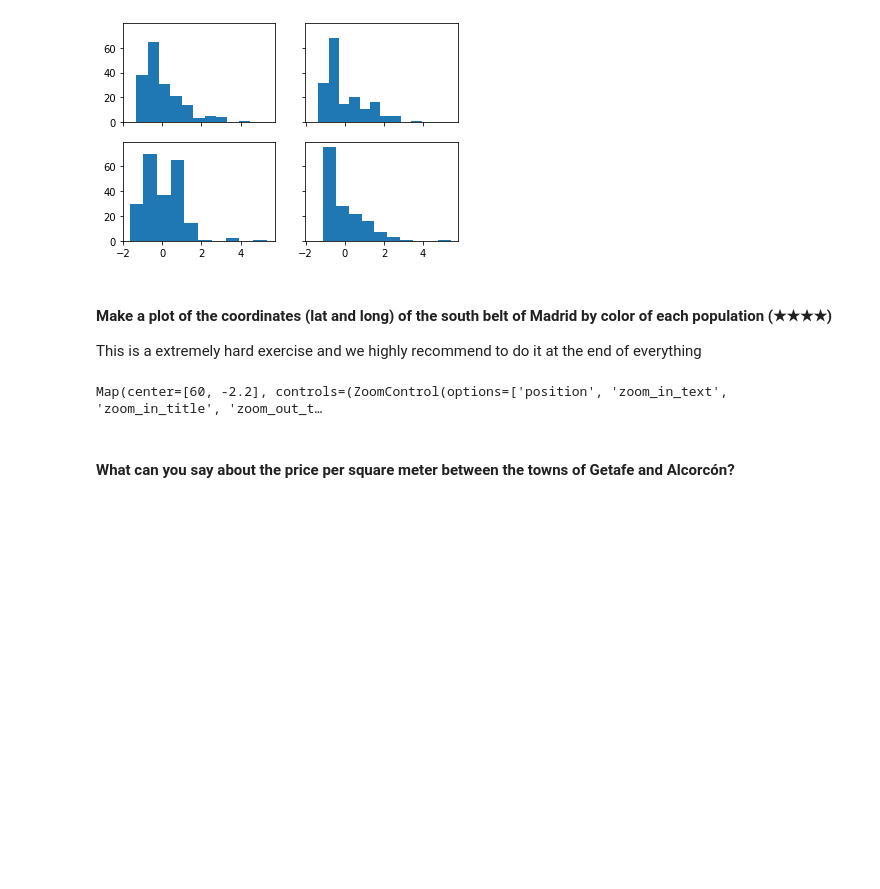
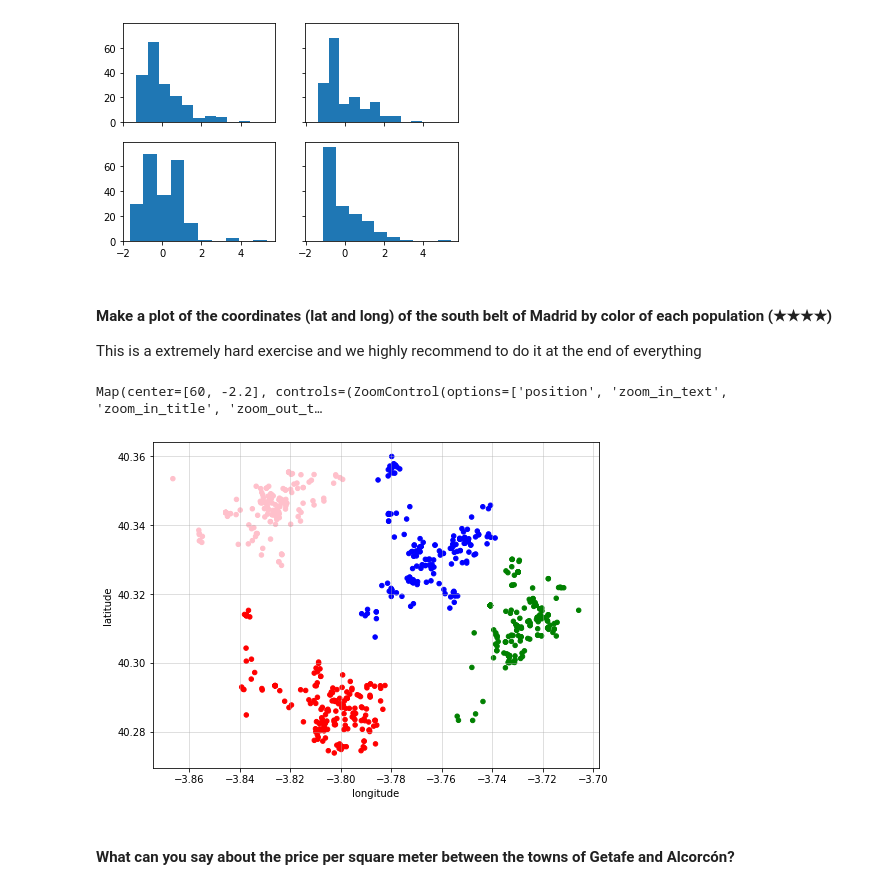
Before and after one commit to RominaGonella/Bootcamp_4Geeks, a Jupyter notebook: project.ipynb, the cells around one changed output. Drawn from its saved outputs; the diff is of its cells as text; code cells hidden in the pictures; blank space fills up the shorter version.

```diff
--- a/project.ipynb
+++ b/project.ipynb
@@ -250,26 +272,20 @@ Map(center=[60, -2.2], controls=(ZoomControl(options=['position', 'zoom_in_text'
 # %%
-### trabajo con coordenadas
+## defino otro data frame sin coordenadas (0,0)
 
-#print(data3.head()) # verifico que exista latitud y longitud
-#data3[['longitude', 'latitude']].describe() # verifico valores de las coordenadas
-#print(sum(data3['longitude'] == 0)) # 10 casos con longitud 0
-#print(sum(data3['latitude'] == 0)) # 10 casos con latitud 0
 data3b = data3[data3['latitude'] != 0] # creo nuevo data frame sin puntos en (0,0)
 data3b[['longitude', 'latitude']].describe() # no hay mas ceros
 
-### busco coordenadas promedio para centrar mapa
-
-medias_coord = data3b[['longitude', 'latitude']].mean()
-print(medias_coord)
-
-### mapeo centrando en esas coordenadas
-
-#map = Map(center = (medias_coord[0], medias_coord[1]), zoom = 2,
-#    basemap=basemaps.Stamen.Terrain)
-#map
+# initialize an axis
+fig, ax = plt.subplots(figsize=(8,6))
 
 ## grafico definiendo un color para cada level5
-#aux = data3b['level5'].map({'Fuenlabrada':'red','Leganés':'blue','Getafe':'green','Alcorcón':'pink'})
-#data3b.plot(x="longitude", y="latitude", kind="scatter",c=aux)
+aux = data3b['level5'].map({'Fuenlabrada':'red','Leganés':'blue','Getafe':'green','Alcorcón':'pink'})
+data3b.plot(x="longitude", y="latitude", kind="scatter",c=aux,ax=ax)
+
+# add grid
+ax.grid(b=True, alpha=0.5)
+plt.show()
+# %% [output]
+[figure, added]
 # %% [markdown]
 #### What can you say about the price per square meter between the towns of Getafe and Alcorcón?
```
Also changed, not shown: parts of 5 cells of this notebook.
